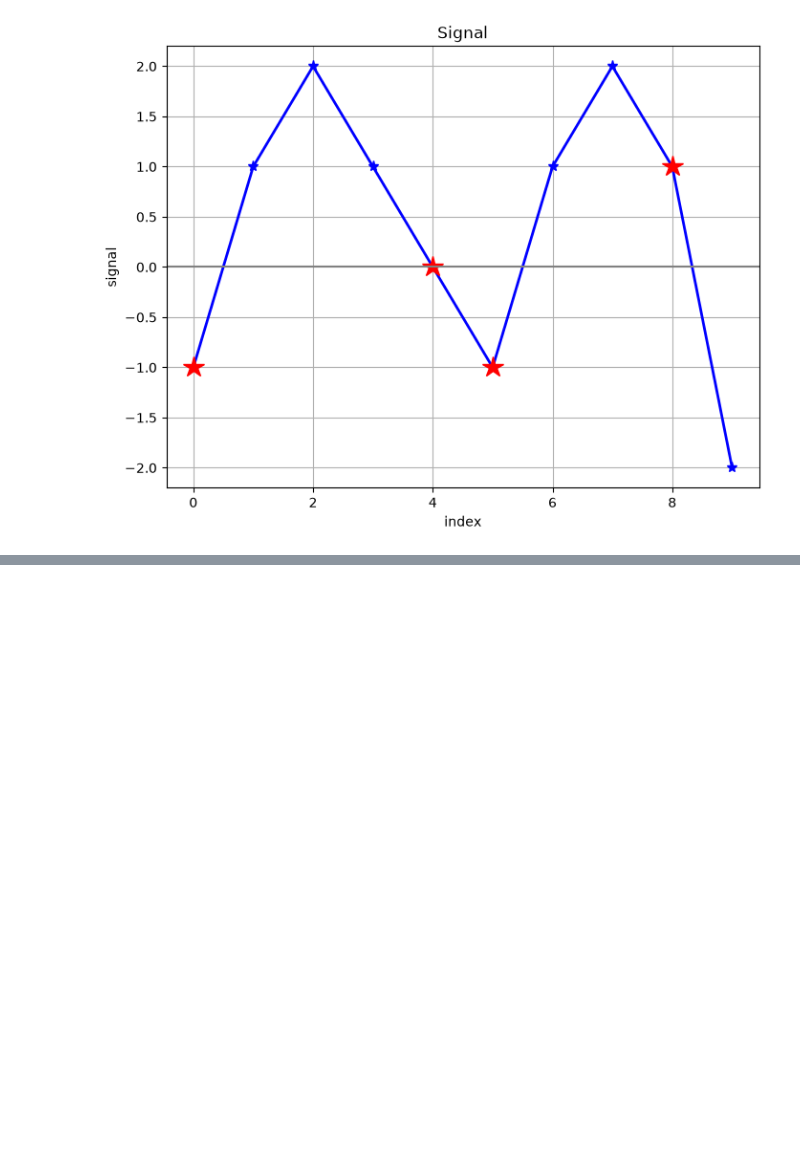
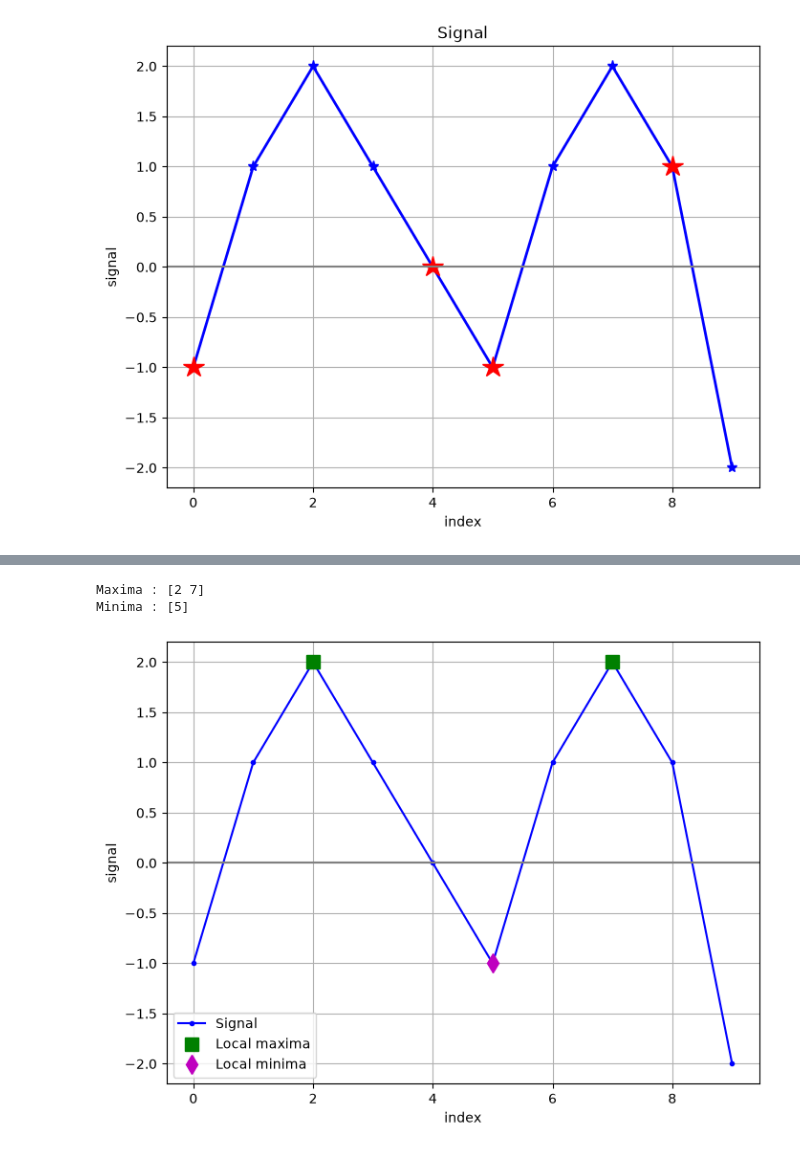
Before and after one commit to dembourgmathis-lang/Python-series03, a Jupyter notebook: Python-series03.ipynb, the cells around one changed output, grey strips where cells are left out. Drawn from its saved outputs; the diff is of its cells as text; code cells hidden in the pictures; blank space fills up the shorter version.

```diff
--- a/Python-series03.ipynb
+++ b/Python-series03.ipynb
@@ -32,0 +220,65 @@ plt.show()
+# %%
+def find_local_maxima(signal):
+    """
+    Find indices of local maxima.
+    """
+
+    return np.where(
+        (signal[1:-1] > signal[:-2]) &
+        (signal[1:-1] > signal[2:])
+    )[0] + 1
+# %%
+def find_local_minima(signal):
+    """
+    Find indices of local minima.
+    """
+
+    return np.where(
+        (signal[1:-1] < signal[:-2]) &
+        (signal[1:-1] < signal[2:])
+    )[0] + 1
+# %%
+i_max = find_local_maxima(signal)
+i_min = find_local_minima(signal)
+
+print("Maxima :", i_max)
+print("Minima :", i_min)
+# %% [output]
+Maxima : [2 7]
+Minima : [5]
+# %%
+plt.figure(figsize=(8, 6))
+
+plt.plot(index, signal, 'b.-', label='Signal')
+
+i_max = find_local_maxima(signal)
+i_min = find_local_minima(signal)
+
+plt.plot(
+    index[i_max],
+    signal[i_max],
+    'sg',
+    markersize=10,
+    label='Local maxima'
+)
+
+plt.plot(
+    index[i_min],
+    signal[i_min],
+    'dm',
+    markersize=10,
+    label='Local minima'
+)
+
+plt.axhline(y=0, color='gray')
+
+plt.grid(True)
+
+plt.xlabel("index")
+plt.ylabel("signal")
+
+plt.legend()
+
+plt.show()
+# %% [output]
+[figure, added]
```
Also changed, not shown: parts of 12 cells of this notebook.
